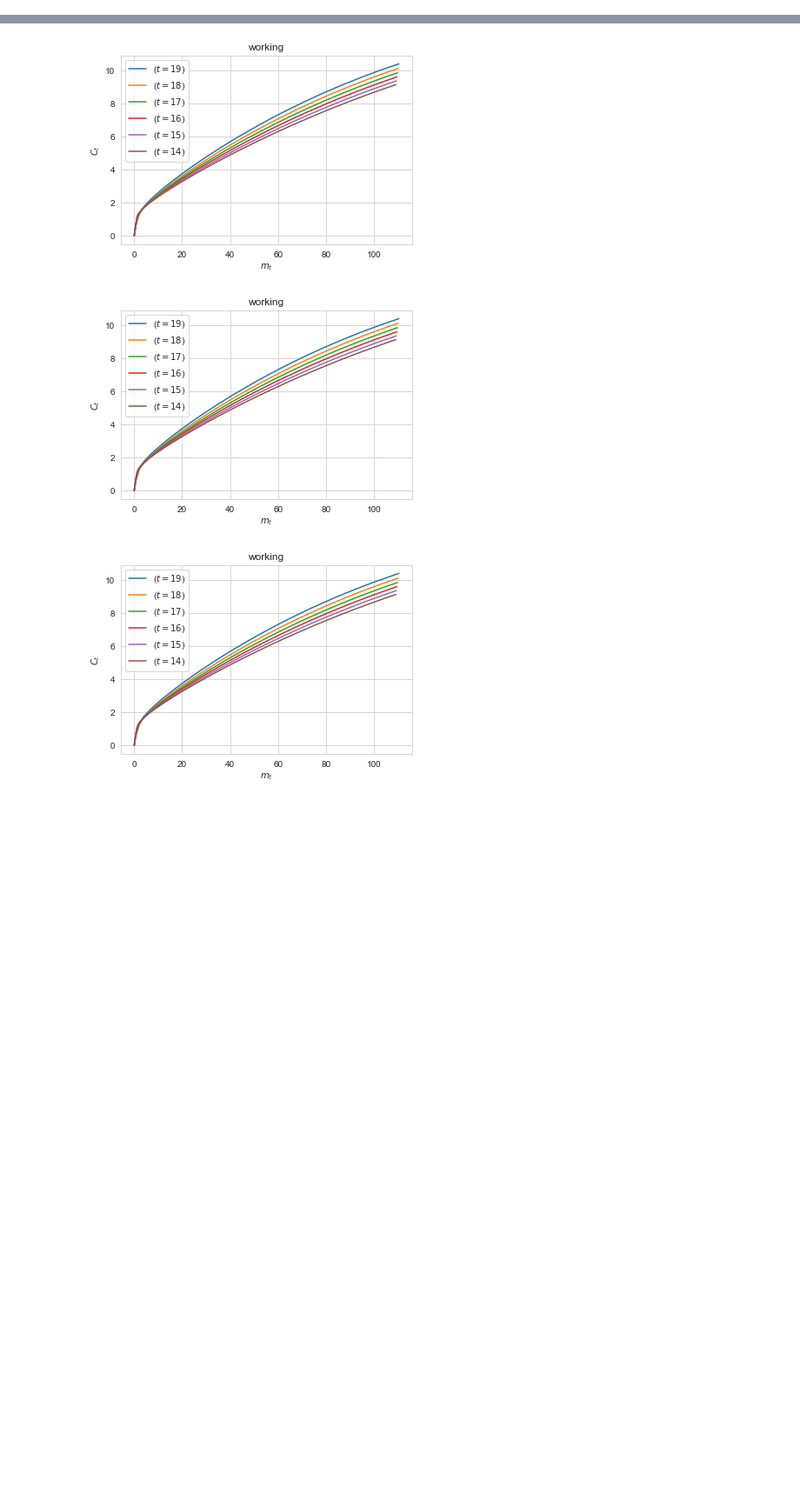
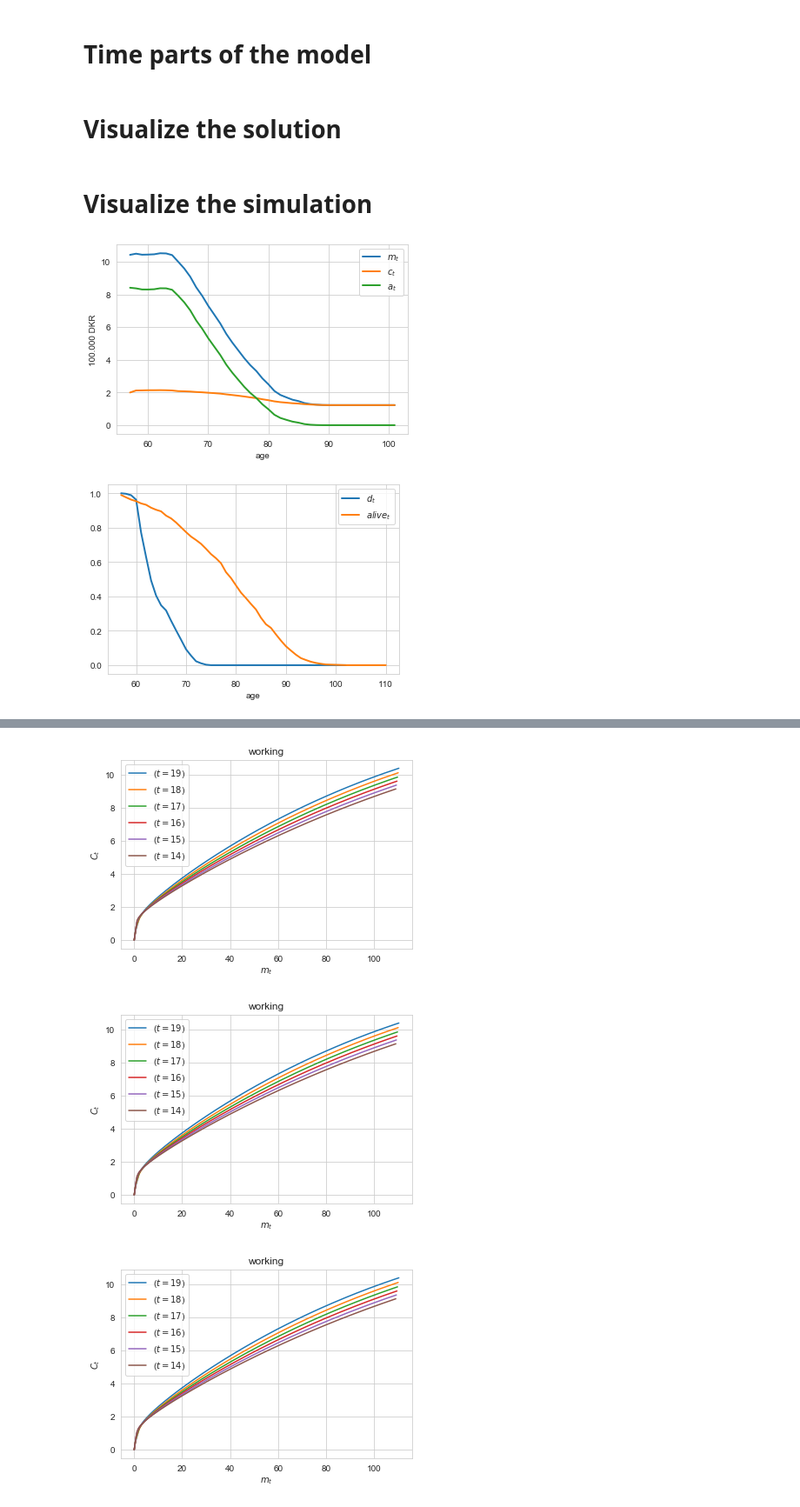
Before and after one commit to mathiassunesen/Speciale_retirement, a Jupyter notebook: Main/Frederik.ipynb, the cells around one changed output, grey strips where cells are left out. Shown at 87% size. Drawn from its saved outputs; the diff is of its cells as text; code cells hidden in the pictures; blank space fills up the shorter version.

```diff
--- a/Main/Frederik.ipynb
+++ b/Main/Frederik.ipynb
@@ -21,0 +46,4 @@ model.simulate()
+# %% [markdown]
+# Time parts of the model
+# %% [markdown]
+# Visualize the solution
@@ -21,0 +53,11 @@ model.simulate()
+# %% [markdown]
+# Visualize the simulation
+# %%
+import figs
+from transitions import age
+
+figs.lifecycle(model)
+figs.lifecycle(model,['d','alive'])
+# %% [output]
+[figure, added]
+[figure, added]
```
Also changed, not shown: parts of 26 cells of this notebook, 9 other files.
